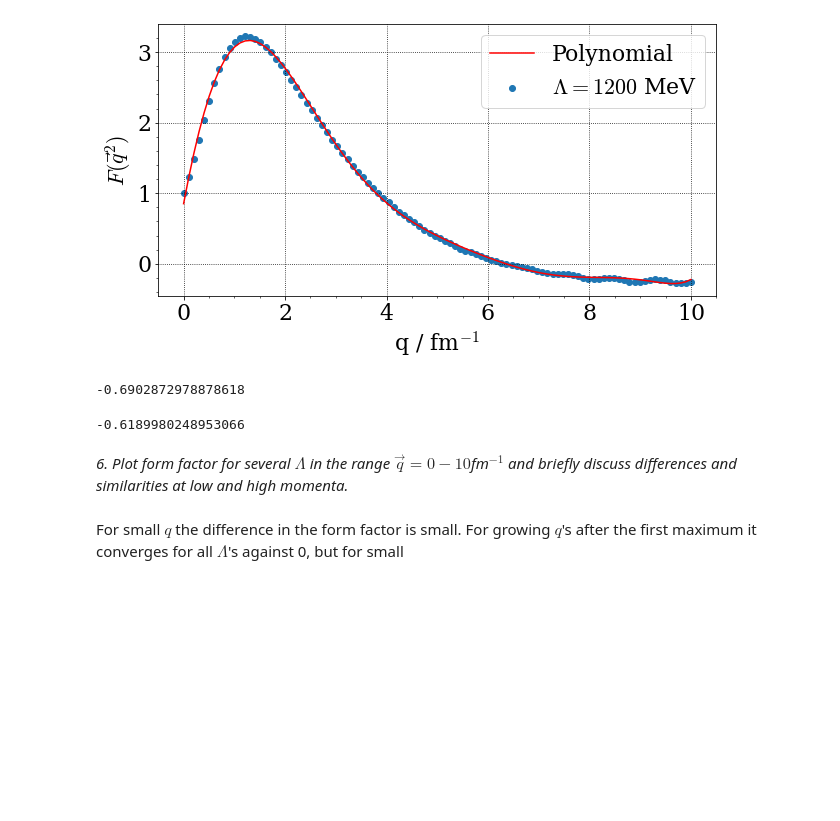
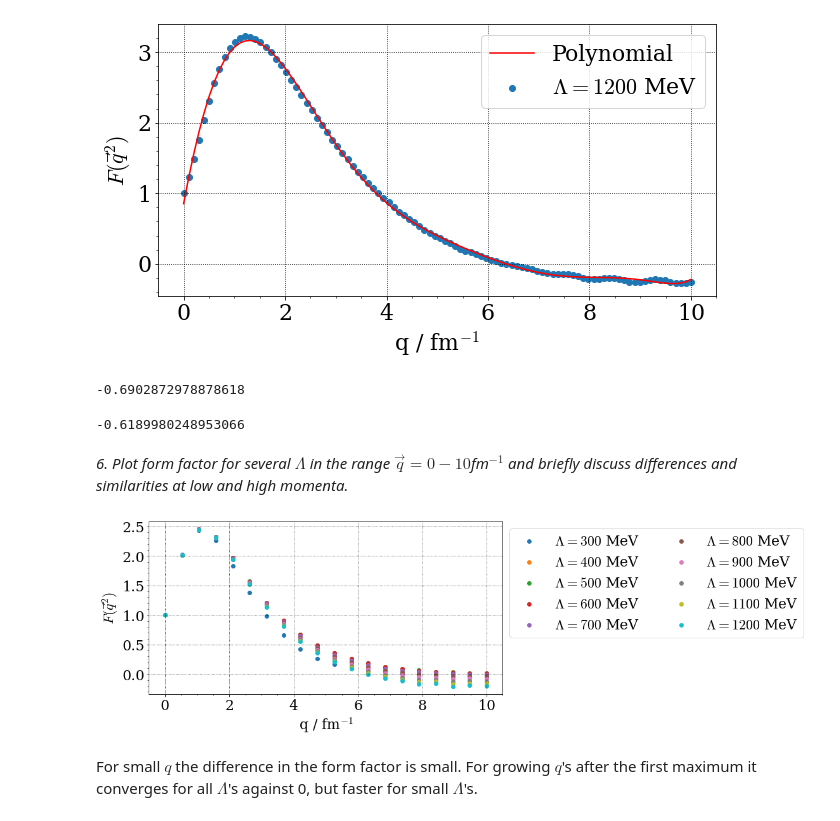
Before and after one commit to dschuechter/physics760_schuechter_krause, a Jupyter notebook: Exercise06/exercise_06.ipynb, the cells around one changed output. Saved outputs shown, nothing was run; the diff lists cells and outputs as text; code cells hidden in the pictures; blank space fills up the shorter version.

```diff
--- a/Exercise06/exercise_06.ipynb
+++ b/Exercise06/exercise_06.ipynb
@@ -130,23 +130,25 @@ derivative(4)
 # %%
 beauty_plot()
 p_list = []
 weight_list=[]
 psi_list = []
 for i in range(len(Lambda)):
     pot = OBEpot(nx=nx,mpi=mpi,C0=C0[i],A=A,cutoff=Lambda[i])
     solver=TwoBody(pot=pot,np1=40,np2=20,pa=1.0,pb=7.0,pc=35.0,mred=938.92/2,l=0,
                             nr1=40, nr2=20, ra=1.0, rb=5.0, rc=20.0,
                             np1four=400,np2four=200)
     p_list.append(solver.eigv(E, neigv)[1])
     weight_list.append(solver.pweight)
     psi_list.append(solver.eigv(E, neigv)[-1])
-    q_list = np.linspace(0,100,20)
+    q_list = np.linspace(0,10,20)
     F_q = [Formfactor(q,p_list[i],weight_list[i],psi_list[i],20,1,1) for q in q_list]
     plt.scatter(q_list, F_q, label="$\Lambda = %d$ MeV"%(Lambda[i]))
 
 plt.legend(bbox_to_anchor=(1,1), ncol=2)
 plt.xlabel("q / fm$^{-1}$")
 plt.ylabel("$F(\\vec{q}^2)$")
 plt.show()
+# %% [output]
+[figure, added]
 # %% [markdown]
-For small $q$ the difference in the form factor is small. For growing $q$'s after the first maximum it converges for all $\Lambda$'s against 0, but for small
+For small $q$ the difference in the form factor is small. For growing $q$'s after the first maximum it converges for all $\Lambda$'s against 0, but faster for small $\Lambda$'s.
```
